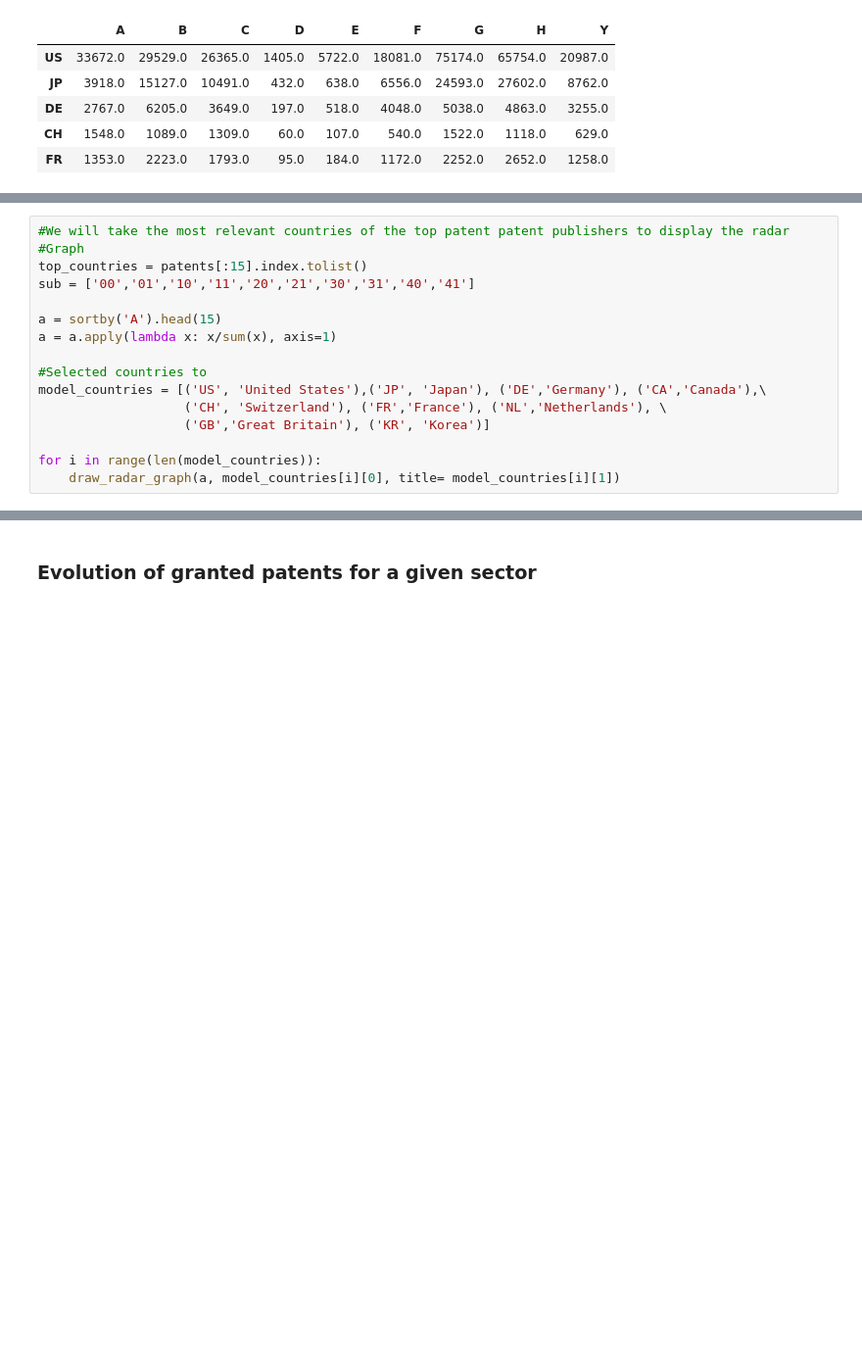
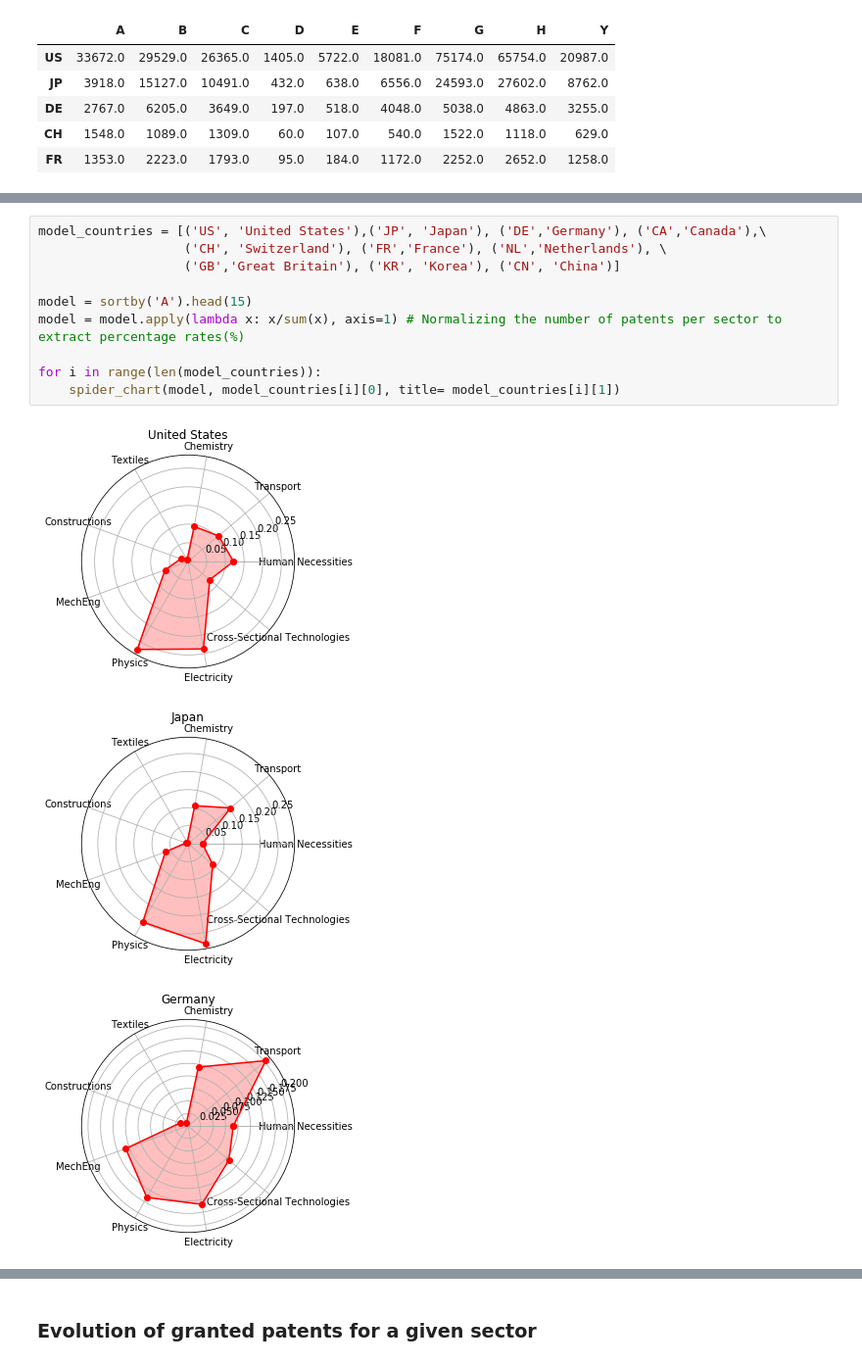
Before and after one commit to oabouzaid/Applied-Data-Analysis, a Jupyter notebook: project/Final.ipynb, the cells around one changed output, grey strips where cells are left out. Shown at 98% size. Drawn from its saved outputs; the diff is of its cells as text; blank space fills up the shorter version.

```diff
--- a/project/Final.ipynb
+++ b/project/Final.ipynb
@@ -326,16 +329,0 @@ def draw_radar_graph(df, index, title=''):
-# %%
-#We will take the most relevant countries of the top patent patent publishers to display the radar
-#Graph
-top_countries = patents[:15].index.tolist()
-sub = ['00','01','10','11','20','21','30','31','40','41']
-
-a = sortby('A').head(15)
-a = a.apply(lambda x: x/sum(x), axis=1)
-
-#Selected countries to
-model_countries = [('US', 'United States'),('JP', 'Japan'), ('DE','Germany'), ('CA','Canada'),\
-                   ('CH', 'Switzerland'), ('FR','France'), ('NL','Netherlands'), \
-                   ('GB','Great Britain'), ('KR', 'Korea')]
-
-for i in range(len(model_countries)):
-    draw_radar_graph(a, model_countries[i][0], title= model_countries[i][1])
@@ -351,0 +334,14 @@ for i in range(len(model_countries)):
+# %%
+model_countries = [('US', 'United States'),('JP', 'Japan'), ('DE','Germany'), ('CA','Canada'),\
+                   ('CH', 'Switzerland'), ('FR','France'), ('NL','Netherlands'), \
+                   ('GB','Great Britain'), ('KR', 'Korea'), ('CN', 'China')]
+
+model = sortby('A').head(15)
+model = model.apply(lambda x: x/sum(x), axis=1) # Normalizing the number of patents per sector to extract percentage rates(%)
+
+for i in range(len(model_countries)):
+    spider_chart(model, model_countries[i][0], title= model_countries[i][1])
+# %% [output]
+[figure, added]
+[figure, added]
+[figure, added]
```
Also changed, not shown: parts of 61 cells of this notebook.
